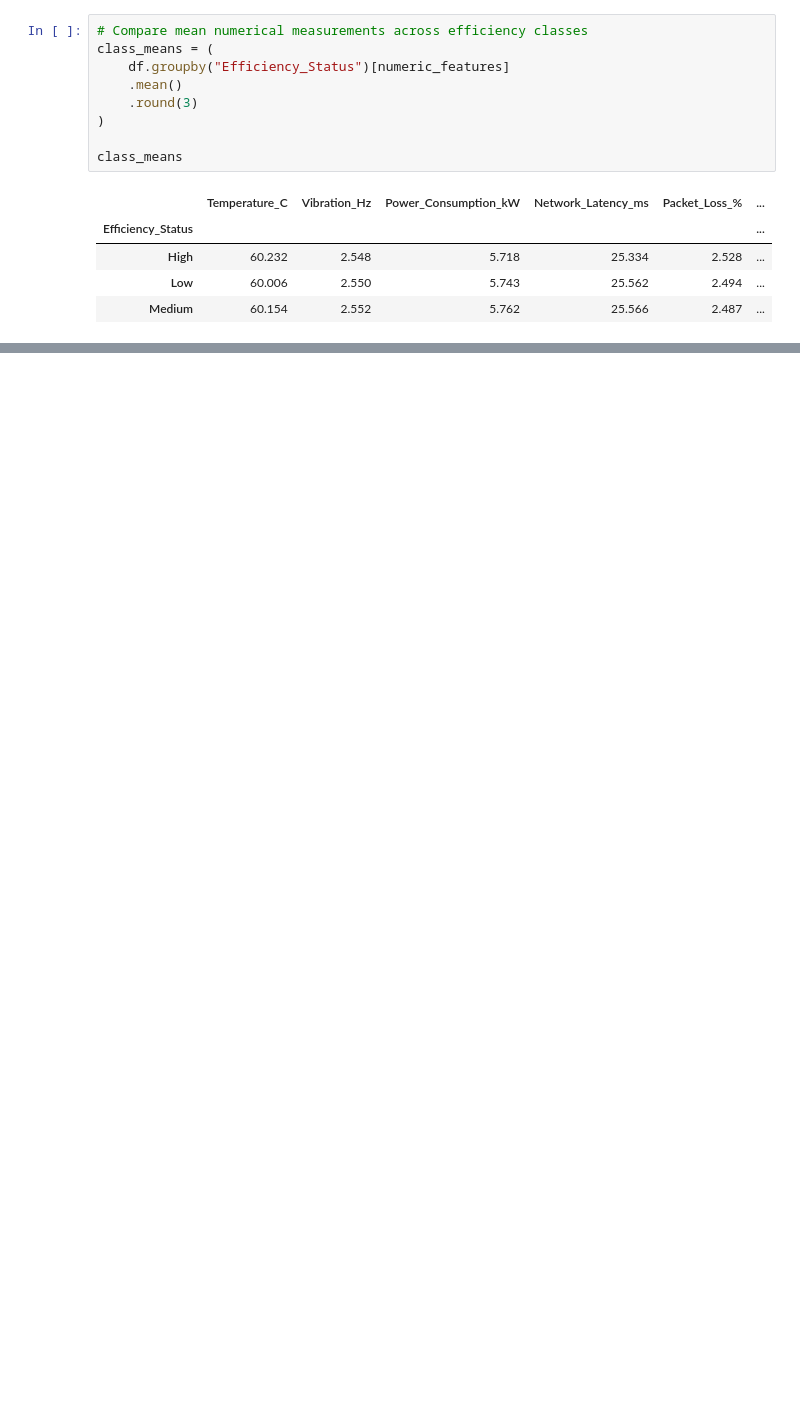
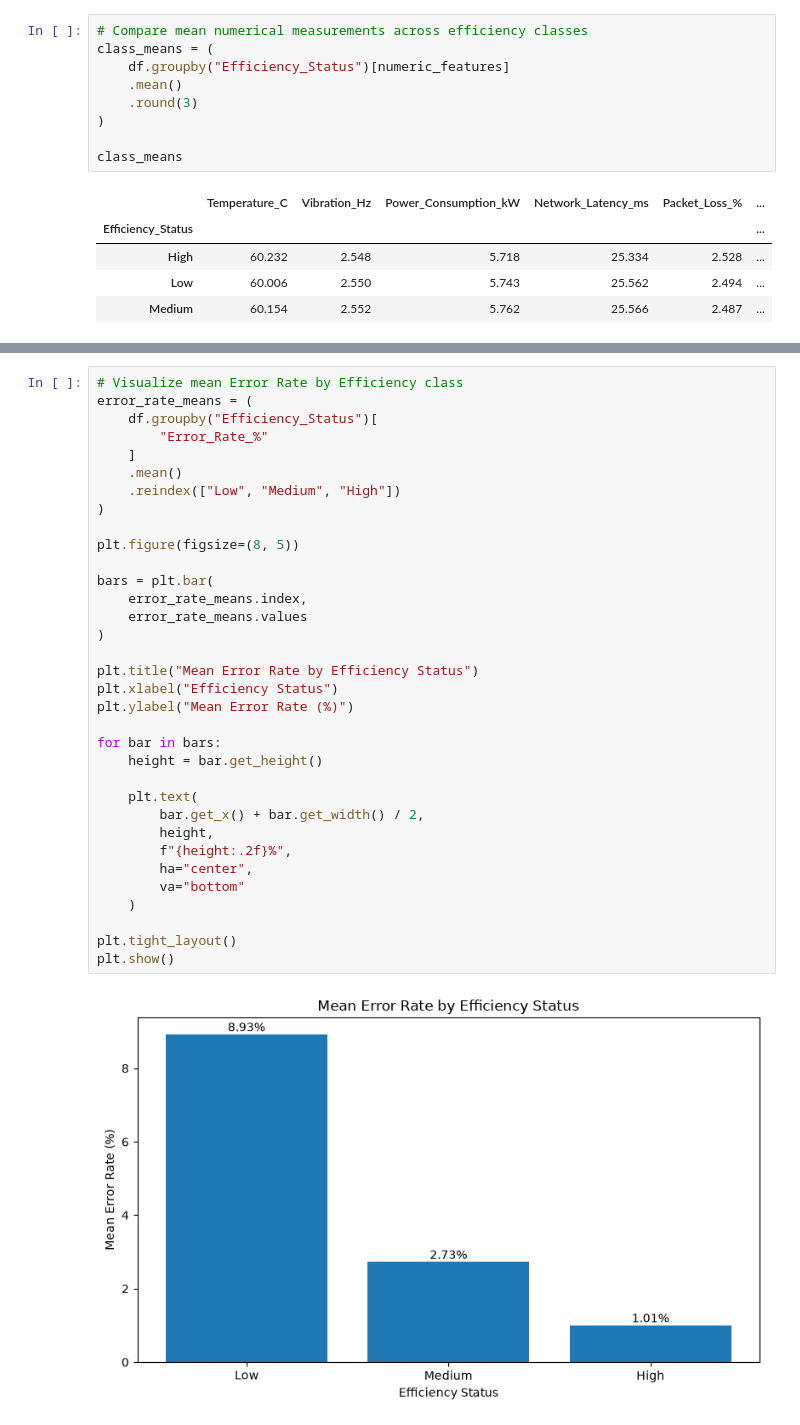
Before and after one commit to janithTG/AI-Group-Project-UW, a Jupyter notebook: notebooks/dataset_explore.ipynb, the cells around one changed output, grey strips where cells are left out. Saved outputs shown, nothing was run; the diff lists cells and outputs as text; blank space fills up the shorter version.

```diff
--- a/notebooks/dataset_explore.ipynb
+++ b/notebooks/dataset_explore.ipynb
@@ -286,0 +323,36 @@ class_means
+# %%
+# Visualize mean Error Rate by Efficiency class
+error_rate_means = (
+    df.groupby("Efficiency_Status")[
+        "Error_Rate_%"
+    ]
+    .mean()
+    .reindex(["Low", "Medium", "High"])
+)
+
+plt.figure(figsize=(8, 5))
+
+bars = plt.bar(
+    error_rate_means.index,
+    error_rate_means.values
+)
+
+plt.title("Mean Error Rate by Efficiency Status")
+plt.xlabel("Efficiency Status")
+plt.ylabel("Mean Error Rate (%)")
+
+for bar in bars:
+    height = bar.get_height()
+
+    plt.text(
+        bar.get_x() + bar.get_width() / 2,
+        height,
+        f"{height:.2f}%",
+        ha="center",
+        va="bottom"
+    )
+
+plt.tight_layout()
+plt.show()
+# %% [output]
+[figure, added]
```
Also changed, not shown: parts of 7 cells of this notebook.
